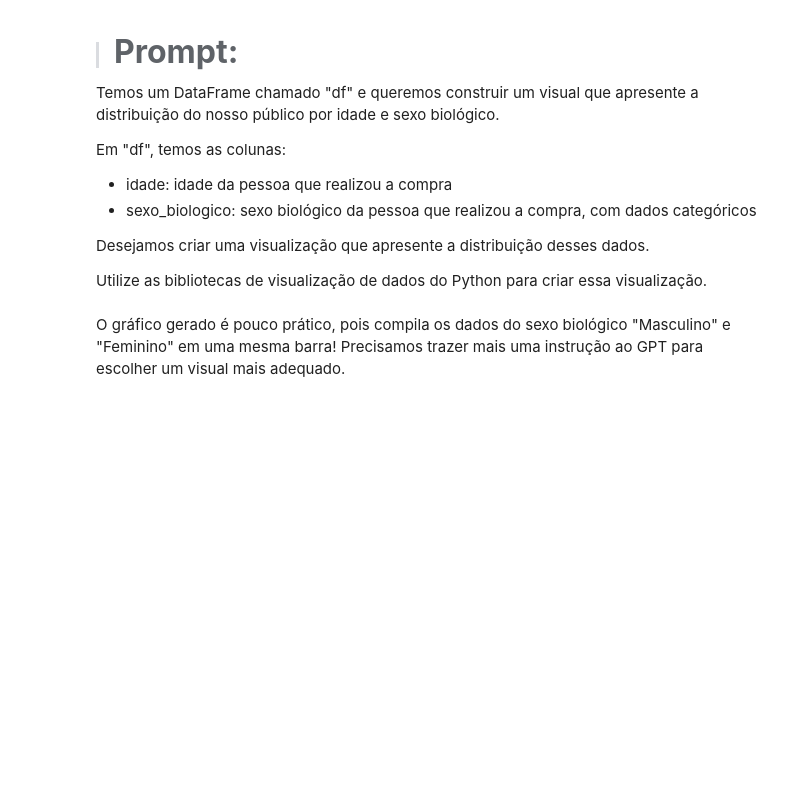
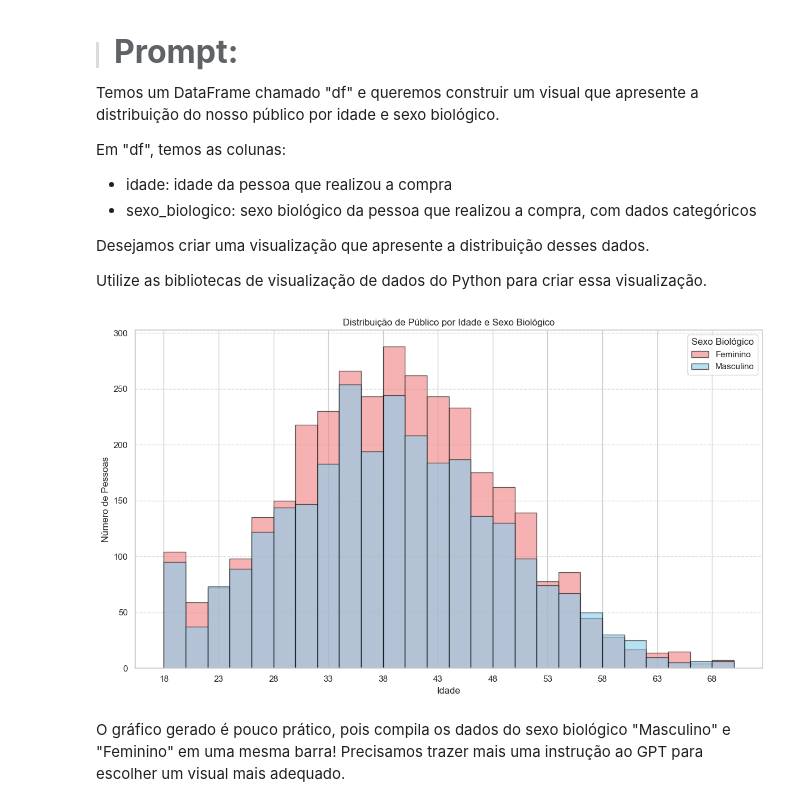
Before and after one commit to JCrpa/curso11_python_data_science_IA_dataviz, a Jupyter notebook: Projeto_Inicial_IA_aplicada_a_Data_Science.ipynb, the cells around one changed output. Drawn from its saved outputs; the diff is of its cells as text; code cells hidden in the pictures; blank space fills up the shorter version.

```diff
--- a/Projeto_Inicial_IA_aplicada_a_Data_Science.ipynb
+++ b/Projeto_Inicial_IA_aplicada_a_Data_Science.ipynb
@@ -1021,6 +1021,57 @@ Em "df", temos as colunas:
 Desejamos criar uma visualização que apresente a distribuição desses dados.
 
 Utilize as bibliotecas de visualização de dados do Python para criar essa visualização.
+# %%
+# Garante que a coluna 'sexo_biologico' seja tratada como categórica pelo pandas
+df['sexo_biologico'] = df['sexo_biologico'].astype('category')
+# %%
+# Prepara os dados separando por sexo biológico
+idade_feminino = df[df['sexo_biologico'] == 'Feminino']['idade']
+idade_masculino = df[df['sexo_biologico'] == 'Masculino']['idade']
+# %%
+# Define os 'bins' (intervalos) para o histograma.
+# Isso ajuda a agrupar as idades em faixas e garantir que as barras do histograma sejam claras.
+min_idade_geral = df['idade'].min()
+max_idade_geral = df['idade'].max()
+bins = np.arange(min_idade_geral, max_idade_geral + 2, 2) # Bins de 2 em 2 anos
+# %%
+# Cria o histograma
+plt.figure(figsize=(12, 7)) # Define o tamanho da figura para melhor visualização
+
+# Plota o histograma para o sexo feminino
+plt.hist(
+    idade_feminino,
+    bins=bins,
+    alpha=0.6,          # Transparência para permitir ver a sobreposição
+    label='Feminino',
+    color='lightcoral', # Cor para o sexo feminino
+    edgecolor='black'   # Borda das barras
+)
+
+# Plota o histograma para o sexo masculino
+plt.hist(
+    idade_masculino,
+    bins=bins,
+    alpha=0.6,          # Transparência para permitir ver a sobreposição
+    label='Masculino',
+    color='skyblue',    # Cor para o sexo masculino
+    edgecolor='black'   # Borda das barras
+)
+
+plt.title('Distribuição de Público por Idade e Sexo Biológico') # Título do gráfico
+plt.xlabel('Idade') # Rótulo do eixo X
+plt.ylabel('Número de Pessoas') # Rótulo do eixo Y
+plt.xticks(np.arange(min_idade_geral, max_idade_geral + 1, 5)) # Define os 'ticks' do eixo X a cada 5 anos
+plt.legend(title='Sexo Biológico') # Adiciona a legenda para identificar as cores
+plt.grid(axis='y', linestyle='--', alpha=0.7) # Adiciona linhas de grade horizontais para facilitar a leitura
+plt.tight_layout() # Ajusta o layout para evitar que elementos sejam cortados
+
+# Salva o gráfico em um arquivo PNG
+plt.savefig('distribuicao_idade_sexo_biologico.png')
+
+plt.show()
+# %% [output]
+[figure, added]
 # %% [markdown]
 O gráfico gerado é pouco prático, pois compila os dados do sexo biológico "Masculino" e "Feminino" em uma mesma barra! Precisamos trazer mais uma instrução ao GPT para escolher um visual mais adequado.
 # %% [markdown]
```
Also changed, not shown: parts of 1 cell of this notebook, 2 other files.
